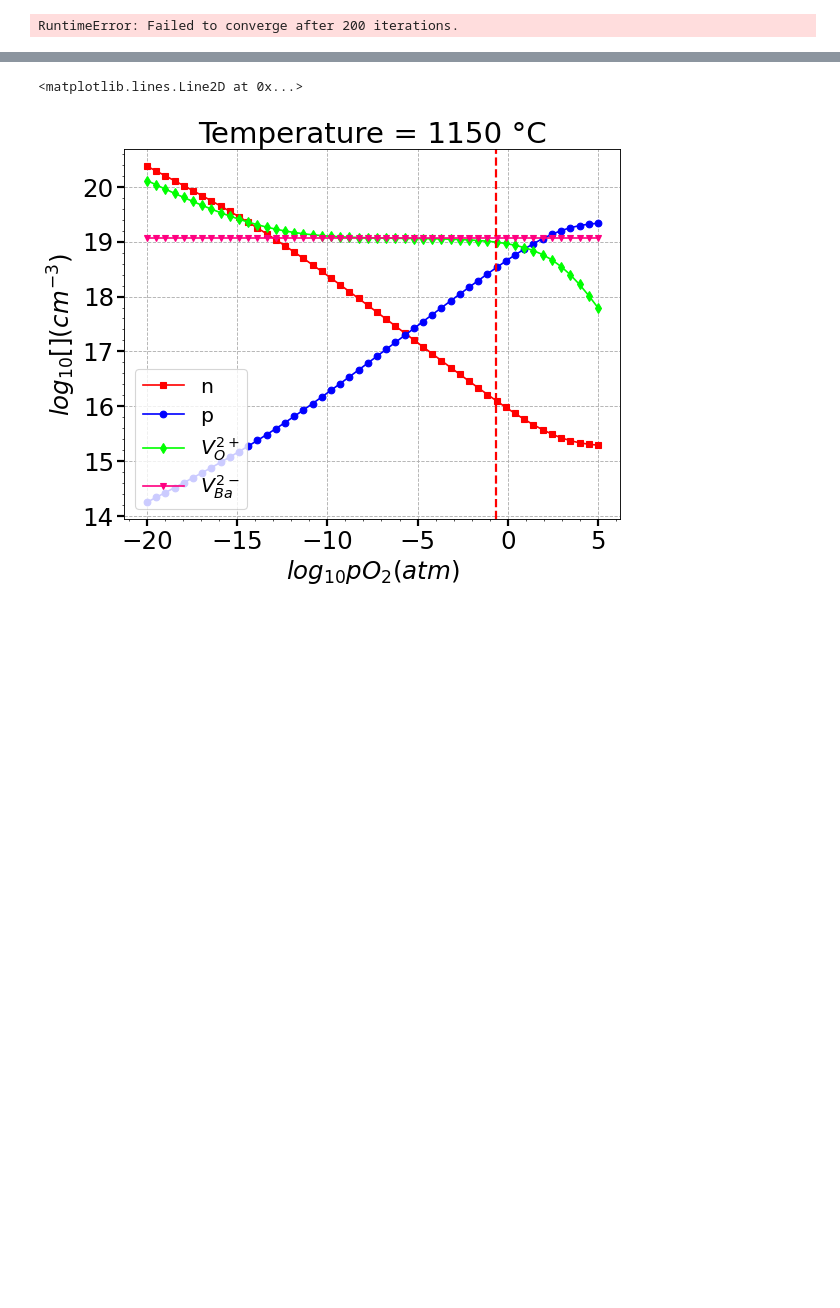
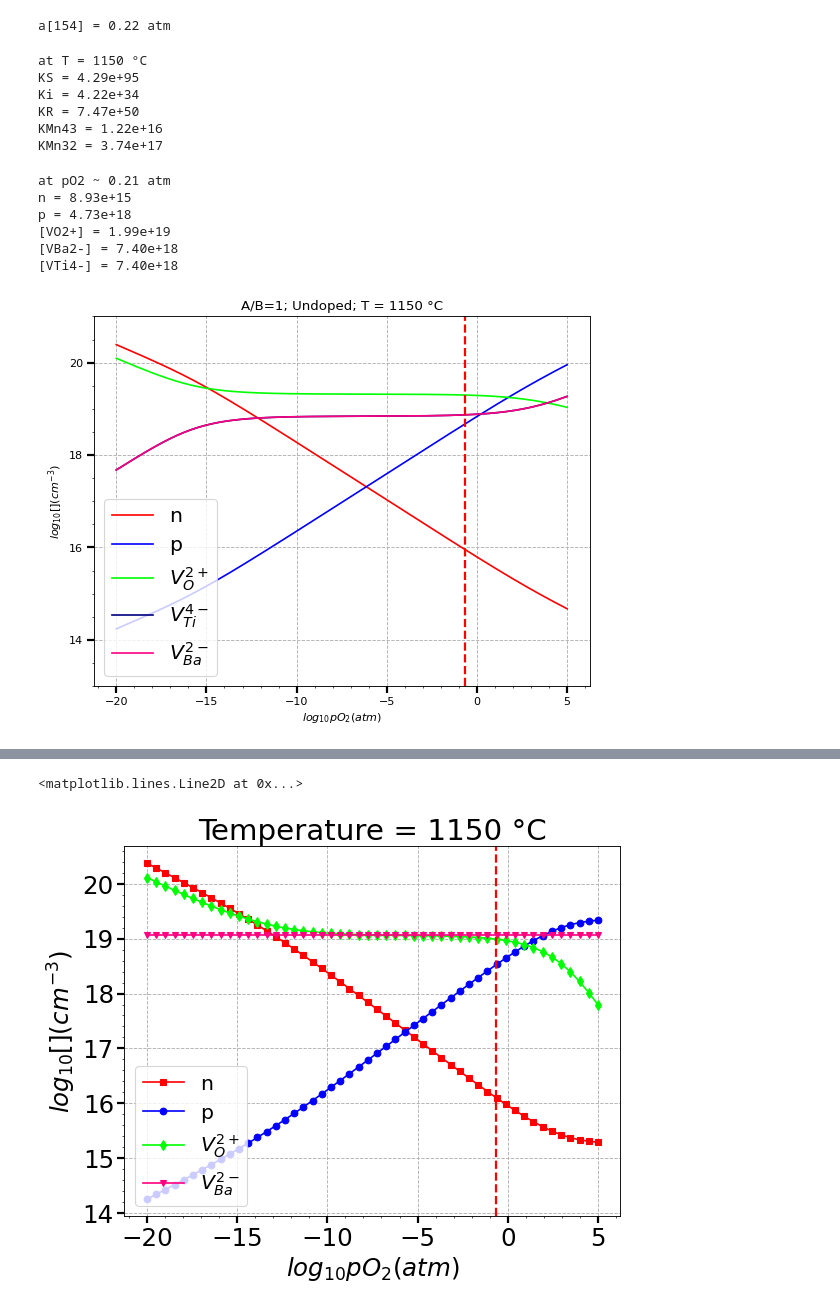
Before and after one commit to seonghwh/Defect-Structure, a Jupyter notebook: defect2.ipynb, the cells around one changed output, grey strips where cells are left out. Cells and saved outputs as stored; diff of their text form; code cells hidden in the pictures; blank space fills up the shorter version.

```diff
--- a/defect2.ipynb
+++ b/defect2.ipynb
@@ -10,15 +9,20 @@ import matplotlib
 # some values used for calculations
 
 k = 8.61733e-5; # boltzmann constant in eV/K
-TK = 1000+273; # equilibrium temp in K
+TK = 1150+273; # equilibrium temp in K
 TC = TK-273; # equilibrium temp in C
-TQK = 200+273;# quenched temp in K
+TQK = 500+273;# quenched temp in K
 TQC = TQK-273; # quenched temp in C
-a = np.logspace(-20,5,50); # oxygen partial pressure range
+a = np.logspace(-20,5,200); # oxygen partial pressure range
+print(
+    f'a[154] = {a[154]:.2} atm'
+) # pO2~0.21 atm
+# %% [output]
+a[154] = 0.22 atm
 # %%
 # Equilibrium defect reaction constants
 
-KR = 1.06E71*np.exp(-5.69/(k*TK)) #undoped BaTiO3
+KR = 1.06E71*np.exp(-5.69/(k*TK))
 # KRQ = 1.06E71*np.exp(-5.69/(k*TQK))
 Ki = 8.55E44*np.exp(-2.91/(k*TK))
 # KiQ = 8.55E44*np.exp(-2.91/(k*TQK))
@@ -27,20 +31,34 @@ KiQ = 1.15E47*np.exp(-2.92/(k*TQK))
 # KR = 1E72*np.exp(-6.00/(k*TK))
 KRQ = 1E72*np.exp(-6.00/(k*TQK))
 
-KS = (3.4E105)*np.exp(-2.795/(k*TK)) #acceptor and nominally undoped BaTiO3
+KS = (3.4E105)*np.exp(-2.795/(k*TK))
 
+# Lee, Soonil, Clive A. Randall, and Zi‐Kui Liu. "Comprehensive Linkage of Defect and Phase Equilibria through Ferroelectric Transition Behavior in BaTiO3‐Based Dielectrics: Part 1. Defect Energies Under Ambient Air Conditions." Journal of the American Ceramic Society 91, no. 6 (2008): 1748-1752.
 KPSB = (1.15E22)**2*np.exp(10.15)*np.exp(-2.32/(k*TK))
 KPST = (1.15E22)**3*np.exp(8.06)*np.exp(-2.89/(k*TK))
-KFS = (1.15E22)**5*np.exp(10)*np.exp(-3.33/(k*TK))
+KFS = (1.15E22)**5*np.exp(10)*np.exp(-3.33/(k*TK)) # Full Schottky on Ti-rich
 
-# KMn1 = 3.2E22*np.exp(-1.72/(k*TK))
-# KMn1Q = 3.2E22*np.exp(-1.72/(k*TQK))
-# KMn2 = 0.8E22*np.exp(-1.12/(k*TK))
-# KMn2Q = 0.8E22*np.exp(-1.12/(k*TQK))
-KMn1 = 1.4E22*np.exp(-1.72/(k*TK))
-KMn1Q = 1.4E22*np.exp(-1.72/(k*TQK))
-KMn2 = 1.4E22*np.exp(-1.13/(k*TK))
-KMn2Q = 1.4E22*np.exp(-1.13/(k*TQK))
+# Hagemann, H‐J., and D. Hennings. "Reversible weight change of acceptor‐doped BaTiO3." Journal of the American Ceramic Society 64, no. 10 (1981): 590-594.
+KMn43 = 2*2.0E22*np.exp(-(3.12-1.28)/(k*TK))
+KMn43Q = 2*2.0E22*np.exp(-(3.12-1.28)/(k*TQK))
+KMn32 = 1/2*2.0E22*np.exp(-(3.12-1.87)/(k*TK))
+KMn32Q = 1/2*2.0E22*np.exp(-(3.12-1.87)/(k*TQK))
+
+print(
+    f'at T = {TC} \u00B0C\n'
+    f'KS = {KS:.2e}\n'
+    f'Ki = {Ki:.2e}\n'
+    f'KR = {KR:.2e}\n'
+    f'KMn43 = {KMn43:.2e}\n'
+    f'KMn32 = {KMn32:.2e}'
+)
+# %% [output]
+at T = 1150 °C
+KS = 4.29e+95
+Ki = 4.22e+34
+KR = 7.47e+50
+KMn43 = 1.22e+16
+KMn32 = 3.74e+17
 # %%
 # empty lists for each defect concentration; will be filled later
 
@@ -113,40 +131,55 @@ KS = (3.4E105)*np.exp(-2.795/(k*TK)): full Schottky reaction [ref]
 Charge neutrality condition: p + 2[VO2+] = n + 2[VBa2-] + 4[VTi4-]
     where [VBa2-] = [VTi4-] with full Schottky reaction
 """
 
 # Calculate each defect concentration as a function of oxygen partial pressure
 for i in range(len(a)):
     y = a[i] # y: oxygen partial pressure in atm
 
     def f(x): # x: electron concentration in cm-3
         return (x + 6*(KS/(KR**3))**(1/2)*(x**3)*(y**(3/4)) - (Ki/x) - 2*(KR/((x**2)*(y**(1/2)))))
-    sol1 = brentq(f,1,1E40, maxiter=200)
+    sol1 = brentq(f,1,1E30)
 
     n[i] = np.array(sol1).astype(np.float64)
     p[i] = Ki/n[i]
     CVO2[i] = KR/((n[i]**2)*(y**(1/2)))
     CVTi4[i] = (KS/(KR**3))**(1/2)*(n[i]**3)*(y**(3/4))
     CVBa2[i] = CVTi4[i]
 
 fig = plt.figure(figsize=(8, 6), dpi=80)
 ax1= plt.subplot(111)
 ax1.set_title(f'A/B=1; Undoped; T = {TC} \u00B0C')
 ax1.set_ylim(ymin=13, ymax=21)
 matplotlib.rcParams.update({'font.size': 22})
 ax1.tick_params(length=6, width=2)
 ax1.minorticks_on()
-ax1.plot(np.log10(a),np.log10(n), marker='s',c =[255/255, 0/255, 0/255], label=r'n')
-ax1.plot(np.log10(a),np.log10(p),marker='o', c =[0/255, 0/255, 255/255], label = r'p')
-ax1.plot(np.log10(a),np.log10(CVO2),marker='d',c =[0/255, 255/255, 0/255], label = r'$V_O^{2+}$')
-ax1.plot(np.log10(a),np.log10(CVTi4),marker='h', c =[0/255, 0/255, 128/255], label = r'$V_{Ti}^{4-}$')
-ax1.plot(np.log10(a),np.log10(CVBa2),marker='v', c =[255/255, 0/255, 128/255], label = r'$V_{Ba}^{2-}$')
+ax1.plot(np.log10(a),np.log10(n),c =[255/255, 0/255, 0/255], label=r'n')
+ax1.plot(np.log10(a),np.log10(p), c =[0/255, 0/255, 255/255], label = r'p')
+ax1.plot(np.log10(a),np.log10(CVO2),c =[0/255, 255/255, 0/255], label = r'$V_O^{2+}$')
+ax1.plot(np.log10(a),np.log10(CVTi4), c =[0/255, 0/255, 128/255], label = r'$V_{Ti}^{4-}$')
+ax1.plot(np.log10(a),np.log10(CVBa2), c =[255/255, 0/255, 128/255], label = r'$V_{Ba}^{2-}$')
 ax1.set_xlabel(r'$log_{10} \mathit{p}O_2 (atm)$')
 ax1.set_ylabel(r'$log_{10} [ ] (cm^{-3})$')
 ax1.legend(loc=3,fontsize='small')
 ax1.axvline(x=-0.67, color='r', linestyle='--', linewidth=2)
 ax1.grid(True, which='major', linestyle='--')
+
+print(
+    f'at pO2 ~ 0.21 atm\n'
+    f'n = {n[154]:.2e}\n'
+    f'p = {p[154]:.2e}\n'
+    f'[VO2+] = {CVO2[154]:.2e}\n'
+    f'[VBa2-] = {CVBa2[154]:.2e}\n'
+    f'[VTi4-] = {CVTi4[154]:.2e}'
+)
 # %% [output]
-RuntimeError: Failed to converge after 200 iterations.
+at pO2 ~ 0.21 atm
+n = 8.93e+15
+p = 4.73e+18
+[VO2+] = 1.99e+19
+[VBa2-] = 7.40e+18
+[VTi4-] = 7.40e+18
+[figure, added]
 # %%
 """
 [2] A/B = 1 & High T & Mg doped
```
Also changed, not shown: parts of 17 cells of this notebook.
